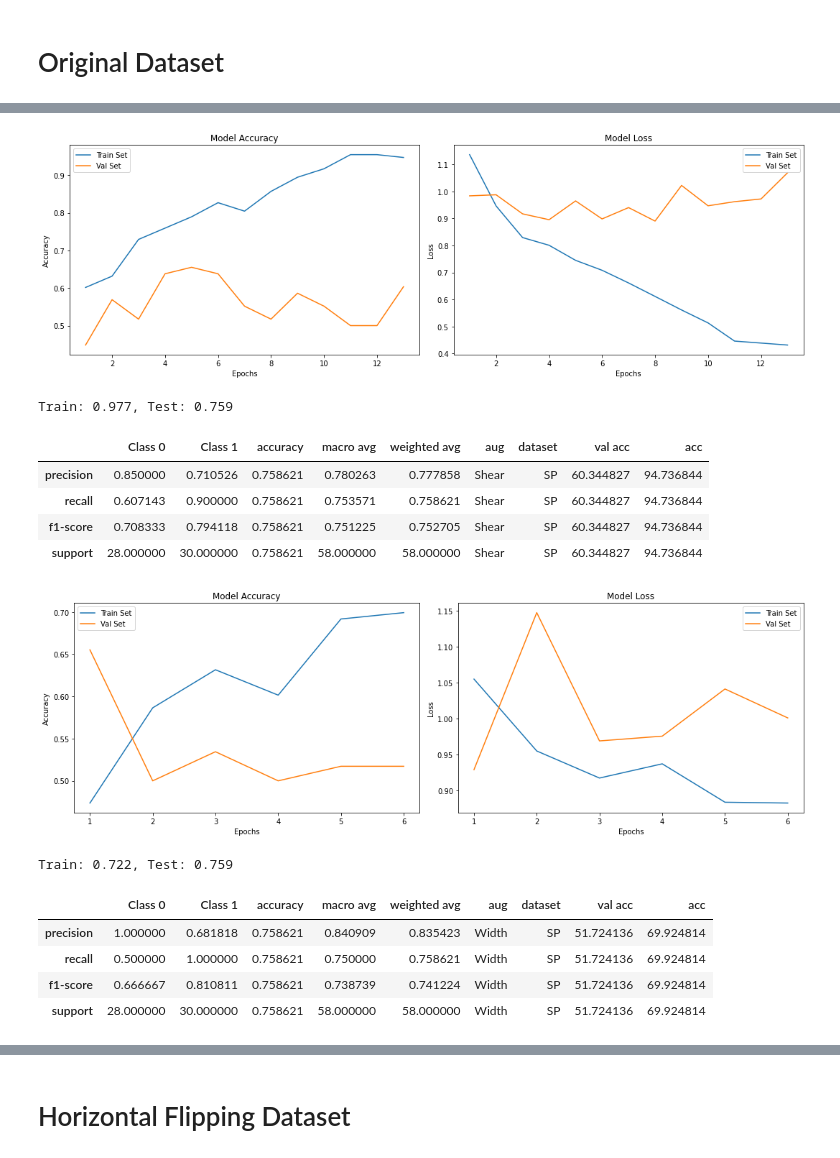
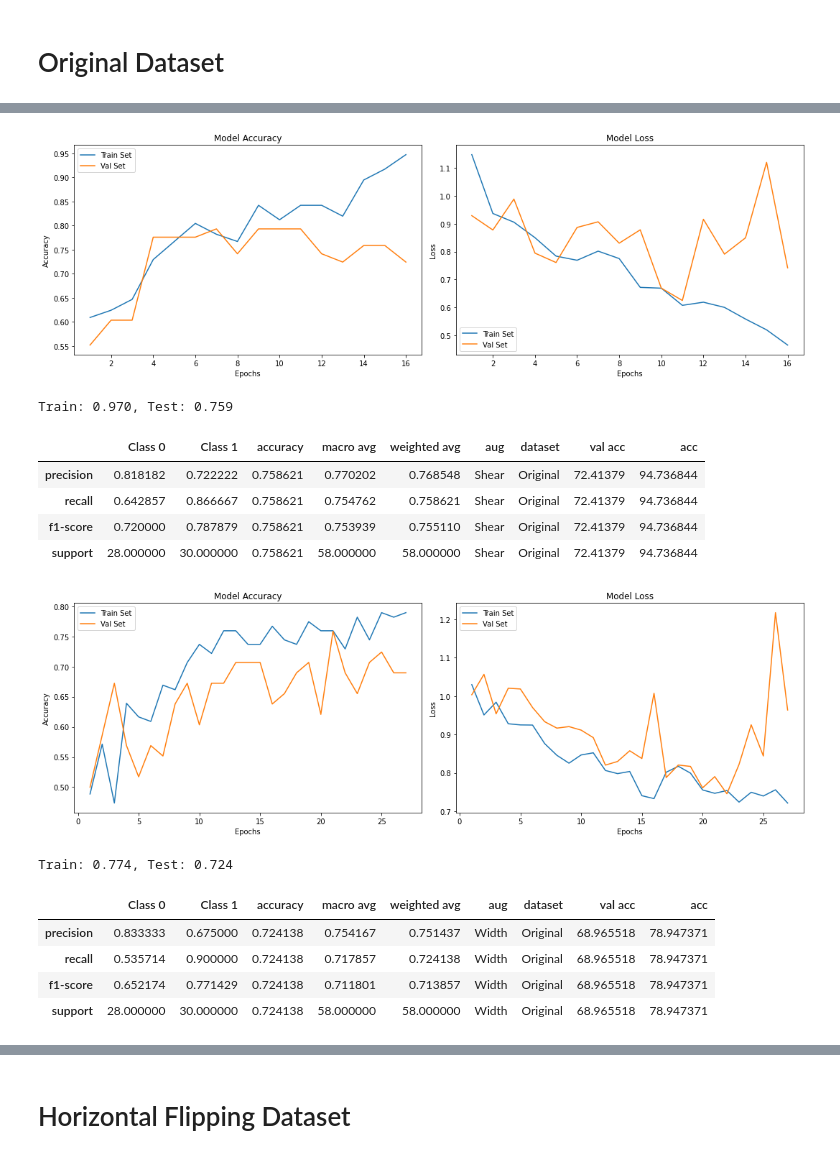
Before and after one commit to shikarRajcomar-Engineer/Ensemble, a Jupyter notebook: Original224_.ipynb, the cells around one changed output, grey strips where cells are left out. Cells and saved outputs as stored; diff of their text form; code cells hidden in the pictures.

```diff
--- a/Original224_.ipynb
+++ b/Original224_.ipynb
@@ -840,19 +812,6 @@ from skimage import transform as tf
 import random
 from keras.regularizers import l2
 from sklearn.utils import class_weight
-
-
-
-path='/content/drive/My Drive/B1-Msc experiment/'
-
-
-Dataset=[
-'samplepair224'
-]
-Aug=['Original','HorizontalFlip','vertialFLip','Rotation','shear','width_shift_range','height_shift_range']
-
-
-
 
 
 
@@ -1014,7 +973,7 @@ target_names = ["Class {}".format(i) for i in range(num_classes)]
 report_dict=classification_report(y_testing, predicted_classes, target_names=target_names,output_dict=True)
 df=pd.DataFrame(report_dict)
 df['aug']=['Rotate','Rotate','Rotate','Rotate']
-df['dataset']=['SP','SP','SP','SP']
+df['dataset']=['Original','Original','Original','Original']
 df['val acc']=(history.history['val_accuracy'][-1])*100
 df['acc']=(history.history['accuracy'][-1])*100
 Results3=Results3.append(df)
@@ -1075,18 +1034,6 @@ from skimage import transform as tf
 import random
 from keras.regularizers import l2
 from sklearn.utils import class_weight
-
-
-
-path='/content/drive/My Drive/B1-Msc experiment/'
-
-
-Dataset=[
-'samplepair224'
-]
-Aug=['Original','HorizontalFlip','vertialFLip','Rotation','shear','width_shift_range','height_shift_range']
-
-
 
 
 
@@ -1249,7 +1196,7 @@ target_names = ["Class {}".format(i) for i in range(num_classes)]
 report_dict=classification_report(y_testing, predicted_classes, target_names=target_names,output_dict=True)
 df=pd.DataFrame(report_dict)
 df['aug']=['Shear','Shear','Shear','Shear']
-df['dataset']=['SP','SP','SP','SP']
+df['dataset']=['Original','Original','Original','Original']
 df['val acc']=(history.history['val_accuracy'][-1])*100
 df['acc']=(history.history['accuracy'][-1])*100
 Results4=Results4.append(df)
@@ -1257,13 +1204,13 @@ pd.set_option("display.max_rows", None, "display.max_columns", None)
 display(Results4)
 keras.backend.clear_session()
 # %% [output]
-[figure, old version]
+[figure, new version]
-Train: 0.977, Test: 0.759
+Train: 0.970, Test: 0.759
 |  | Class 0 | Class 1 | accuracy | macro avg | weighted avg | aug | dataset | val acc | acc |
-| precision | 0.850000 | 0.710526 | 0.758621 | 0.780263 | 0.777858 | Shear | SP | 60.344827 | 94.736844 |
-| recall | 0.607143 | 0.900000 | 0.758621 | 0.753571 | 0.758621 | Shear | SP | 60.344827 | 94.736844 |
-| f1-score | 0.708333 | 0.794118 | 0.758621 | 0.751225 | 0.752705 | Shear | SP | 60.344827 | 94.736844 |
-| support | 28.000000 | 30.000000 | 0.758621 | 58.000000 | 58.000000 | Shear | SP | 60.344827 | 94.736844 |
+| precision | 0.818182 | 0.722222 | 0.758621 | 0.770202 | 0.768548 | Shear | Original | 72.41379 | 94.736844 |
+| recall | 0.642857 | 0.866667 | 0.758621 | 0.754762 | 0.758621 | Shear | Original | 72.41379 | 94.736844 |
+| f1-score | 0.720000 | 0.787879 | 0.758621 | 0.753939 | 0.755110 | Shear | Original | 72.41379 | 94.736844 |
+| support | 28.000000 | 30.000000 | 0.758621 | 58.000000 | 58.000000 | Shear | Original | 72.41379 | 94.736844 |
 # %%
 from numpy.random import seed
 seed(2)
@@ -1310,18 +1257,6 @@ from skimage import transform as tf
 import random
 from keras.regularizers import l2
 from sklearn.utils import class_weight
-
-
-
-path='/content/drive/My Drive/B1-Msc experiment/'
-
-
-Dataset=[
-'samplepair224'
-]
-Aug=['Original','HorizontalFlip','vertialFLip','Rotation','shear','width_shift_range','height_shift_range']
-
-
 
 
 
@@ -1464,41 +1399,41 @@ plt.subplot(1, 2, 2)
 plt.plot(epochs_range, loss, label='Train Set')
 plt.plot(epochs_range, val_loss, label='Val Set')
 plt.legend(loc="best")
 plt.xlabel('Epochs')
 plt.ylabel('Loss')
 plt.title('Model Loss')
 plt.tight_layout()
 plt.show()
 
 _, train_acc = model.evaluate(x_train, y_train, verbose=0)
 _, test_acc = model.evaluate(x_test, y_testing, verbose=0)
 print('Train: %.3f, Test: %.3f' % (train_acc, test_acc))
 
 his_df=pd.DataFrame(history.history)
 
 predicted_classes = model.predict(x_test)
 predicted_classes = np.argmax(np.round(predicted_classes),axis=1)
 
 
 target_names = ["Class {}".format(i) for i in range(num_classes)]
 report_dict=classification_report(y_testing, predicted_classes, target_names=target_names,output_dict=True)
 df=pd.DataFrame(report_dict)
 df['aug']=['Width','Width','Width','Width']
-df['dataset']=['SP','SP','SP','SP']
+df['dataset']=['Original','Original','Original','Original']
 df['val acc']=(history.history['val_accuracy'][-1])*100
 df['acc']=(history.history['accuracy'][-1])*100
 Results5=Results5.append(df)
 pd.set_option("display.max_rows", None, "display.max_columns", None)
 display(Results5)
 keras.backend.clear_session()
 # %% [output]
-[figure, old version]
+[figure, new version]
-Train: 0.722, Test: 0.759
+Train: 0.774, Test: 0.724
 |  | Class 0 | Class 1 | accuracy | macro avg | weighted avg | aug | dataset | val acc | acc |
-| precision | 1.000000 | 0.681818 | 0.758621 | 0.840909 | 0.835423 | Width | SP | 51.724136 | 69.924814 |
-| recall | 0.500000 | 1.000000 | 0.758621 | 0.750000 | 0.758621 | Width | SP | 51.724136 | 69.924814 |
-| f1-score | 0.666667 | 0.810811 | 0.758621 | 0.738739 | 0.741224 | Width | SP | 51.724136 | 69.924814 |
-| support | 28.000000 | 30.000000 | 0.758621 | 58.000000 | 58.000000 | Width | SP | 51.724136 | 69.924814 |
+| precision | 0.833333 | 0.675000 | 0.724138 | 0.754167 | 0.751437 | Width | Original | 68.965518 | 78.947371 |
+| recall | 0.535714 | 0.900000 | 0.724138 | 0.717857 | 0.724138 | Width | Original | 68.965518 | 78.947371 |
+| f1-score | 0.652174 | 0.771429 | 0.724138 | 0.711801 | 0.713857 | Width | Original | 68.965518 | 78.947371 |
+| support | 28.000000 | 30.000000 | 0.724138 | 58.000000 | 58.000000 | Width | Original | 68.965518 | 78.947371 |
 # %%
 from numpy.random import seed
 seed(2)
```
Also changed, not shown: parts of 51 cells of this notebook.
